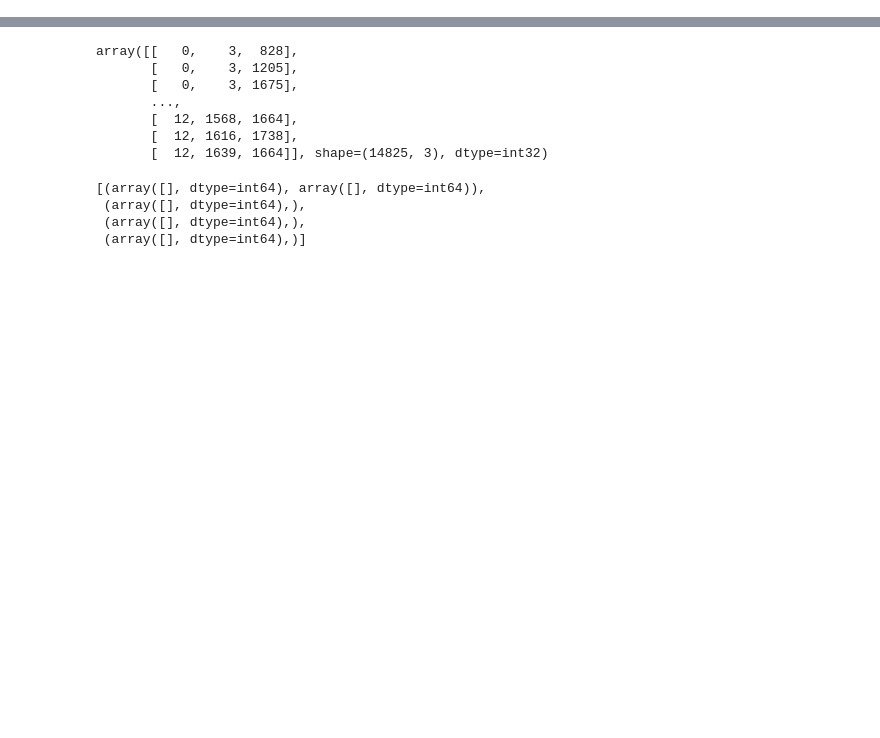
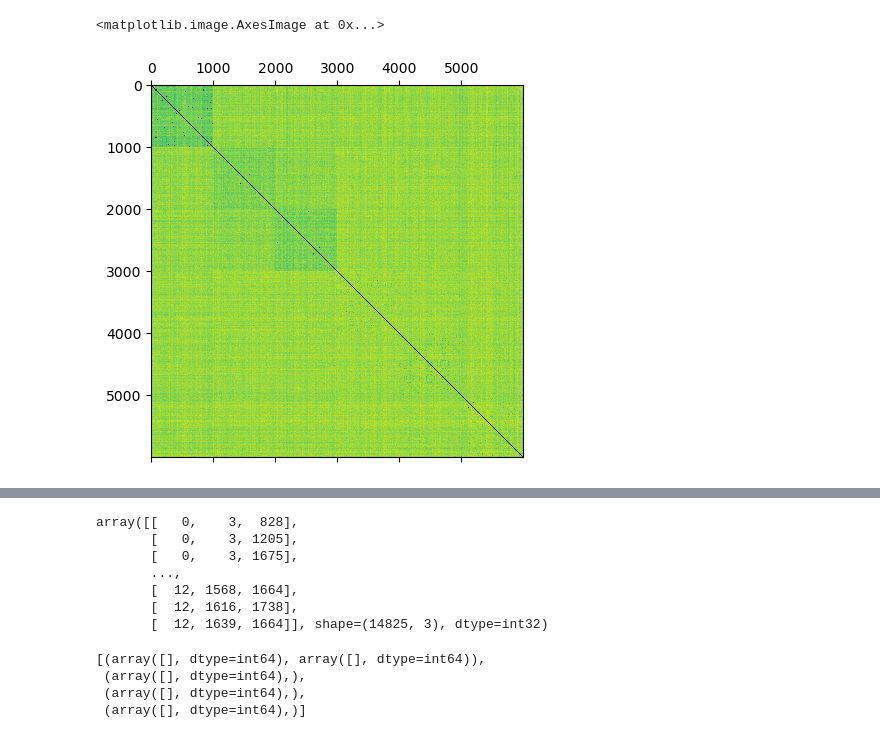
Before and after one commit to josephdepaoloboisvert/ChiMPSS, a Jupyter notebook: NewDistanceMatrix.ipynb, the cells around one changed output, grey strips where cells are left out. Saved outputs shown, nothing was run; the diff lists cells and outputs as text; code cells hidden in the pictures; blank space fills up the shorter version.

```diff
--- a/NewDistanceMatrix.ipynb
+++ b/NewDistanceMatrix.ipynb
@@ -64,12 +77,19 @@ def getAlphaCarbonDistanceMatrix(traj, selection_string=None):
         distance_matrix = distance_matrix.at[i, :].set(jnp.sqrt(jnp.mean((row_op(CA_pair_distances[i], CA_pair_distances))**2, axis=-1)))
     return distance_matrix
 # %%
-test_pdb = '/expanse/lustre/projects/uil133/josephdb/SimulationData/MotorRowRuns/9THC/Step_5.pdb'
-test_sys = '/expanse/lustre/projects/uil133/josephdb/ChiMPSS/for_Jo/9THC_FG_HMR_sys.xml'
-test_dcd = '/expanse/lustre/projects/uil133/josephdb/SimulationData/MotorRowRuns/9THC/step5.dcd'
+test_pdb = '/expanse/lustre/projects/uil133/josephdb/ChiMPSS/AM630_comparison_10k_super.pdb'
+test_sys = '/expanse/lustre/projects/uil133/josephdb/ChiMPSS/for_Jo/AM630_FG_HMR_sys.xml'
+test_dcd = '/expanse/lustre/projects/uil133/josephdb/ChiMPSS/AM630_comparison_10k_super.dcd'
 
-traj = md.load(test_dcd, top=test_pdb)
+traj = md.load(test_dcd, top=test_pdb, atom_indices=md.load(test_pdb).top.select('not element H'))
 # %%
 start = datetime.now()
-torsion_distance = getTorsionalDistanceMatrix(traj, selection_string='protein or resname UNK')
+
+try:
+    torsion_distance = getTorsionalDistanceMatrix(traj[::10], selection_string='protein or resname UNK')
+except Exception as e:
+    if type(e).__name__ == "XlaRuntimeError" and "RESOURCE_EXHAUSTED" in str(e):
+        print("Out of memory — handling gracefully")
+    else:
+        raise
 print(datetime.now() - start)
@@ -81,0 +117,5 @@ raise Exception('STOP')
+# %%
+plt.matshow(torsion_distance)
+# %% [output]
+<matplotlib.image.AxesImage at 0x...>
+[figure, added]
```
Also changed, not shown: parts of 6 cells of this notebook, 25 other files.
